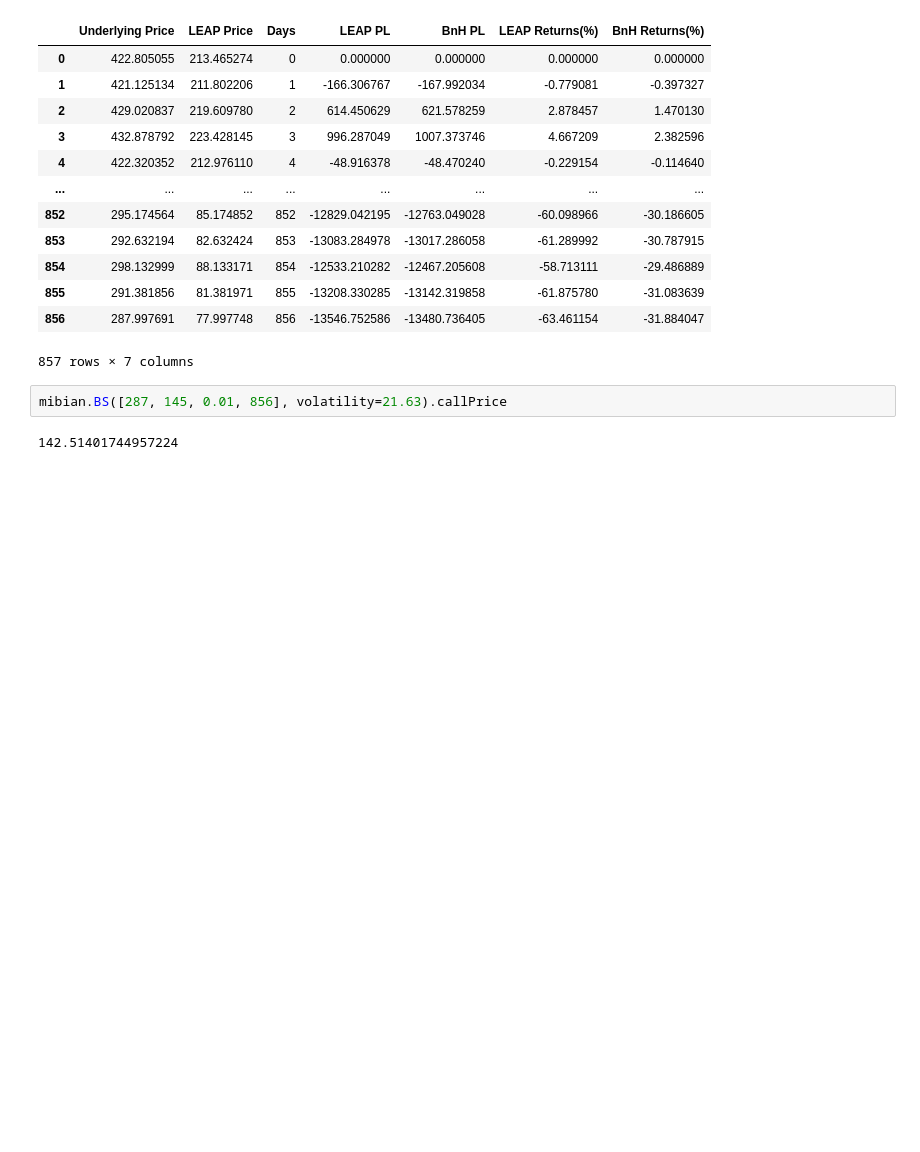
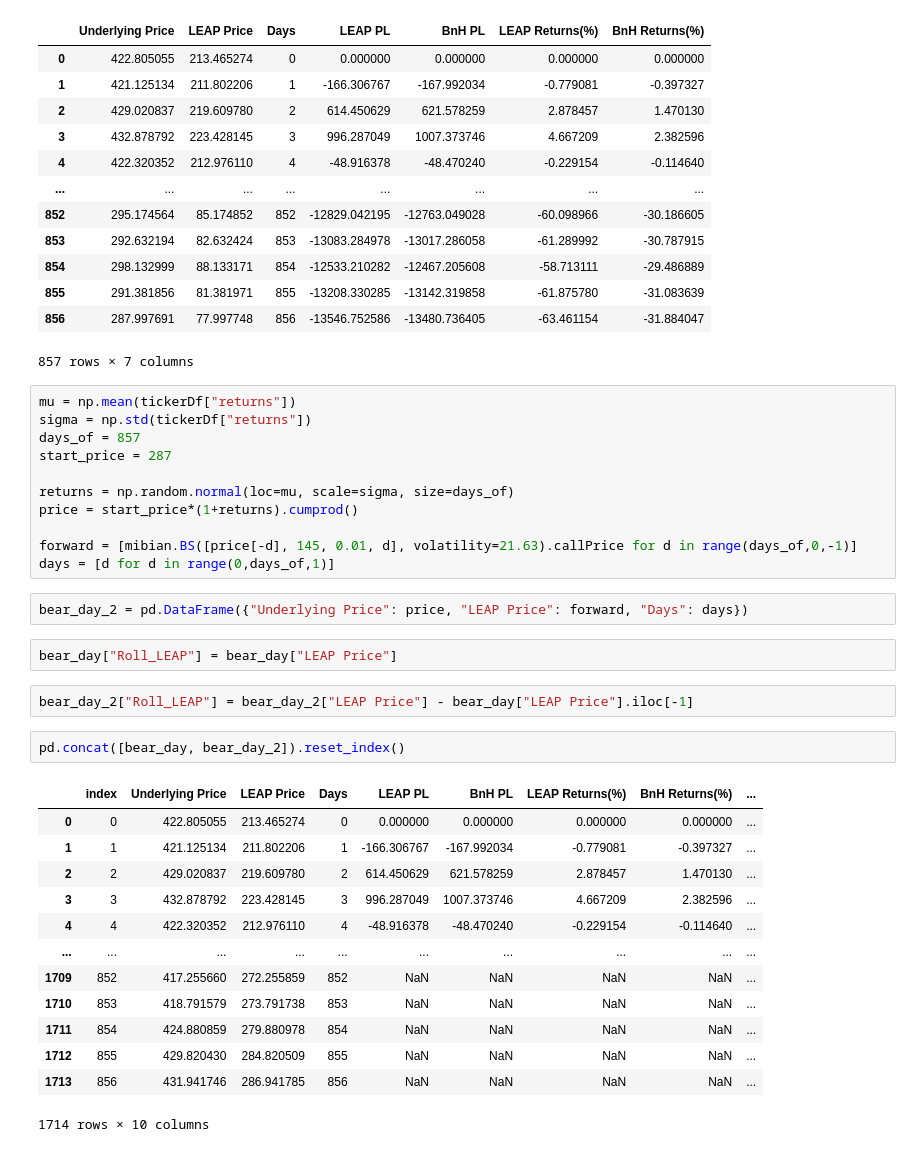
Before and after one commit to zachlim98/BeatingEnDUS, a Jupyter notebook: MonteCarloLEAPS/simulation.ipynb, the cells around one changed output. Saved outputs shown, nothing was run; the diff lists cells and outputs as text; blank space fills up the shorter version.

```diff
--- a/MonteCarloLEAPS/simulation.ipynb
+++ b/MonteCarloLEAPS/simulation.ipynb
@@ -90,7 +90,36 @@ bear_day
 | 855 | 291.381856 | 81.381971 | 855 | -13208.330285 | -13142.319858 | -61.875780 | -31.083639 |
 | 856 | 287.997691 | 77.997748 | 856 | -13546.752586 | -13480.736405 | -63.461154 | -31.884047 |
 857 rows × 7 columns
-# %%
-mibian.BS([287, 145, 0.01, 856], volatility=21.63).callPrice
-# %% [output]
-142.51401744957224
+# %%
+mu = np.mean(tickerDf["returns"])
+sigma = np.std(tickerDf["returns"])
+days_of = 857
+start_price = 287
+
+returns = np.random.normal(loc=mu, scale=sigma, size=days_of)
+price = start_price*(1+returns).cumprod()
+
+forward = [mibian.BS([price[-d], 145, 0.01, d], volatility=21.63).callPrice for d in range(days_of,0,-1)]
+days = [d for d in range(0,days_of,1)]
+# %%
+bear_day_2 = pd.DataFrame({"Underlying Price": price, "LEAP Price": forward, "Days": days})
+# %%
+bear_day["Roll_LEAP"] = bear_day["LEAP Price"]
+# %%
+bear_day_2["Roll_LEAP"] = bear_day_2["LEAP Price"] - bear_day["LEAP Price"].iloc[-1]
+# %%
+pd.concat([bear_day, bear_day_2]).reset_index()
+# %% [output]
+|  | index | Underlying Price | LEAP Price | Days | LEAP PL | BnH PL | LEAP Returns(%) | BnH Returns(%) | ... |
+| 0 | 0 | 422.805055 | 213.465274 | 0 | 0.000000 | 0.000000 | 0.000000 | 0.000000 | ... |
+| 1 | 1 | 421.125134 | 211.802206 | 1 | -166.306767 | -167.992034 | -0.779081 | -0.397327 | ... |
+| 2 | 2 | 429.020837 | 219.609780 | 2 | 614.450629 | 621.578259 | 2.878457 | 1.470130 | ... |
+| 3 | 3 | 432.878792 | 223.428145 | 3 | 996.287049 | 1007.373746 | 4.667209 | 2.382596 | ... |
+| 4 | 4 | 422.320352 | 212.976110 | 4 | -48.916378 | -48.470240 | -0.229154 | -0.114640 | ... |
+| ... | ... | ... | ... | ... | ... | ... | ... | ... | ... |
+| 1709 | 852 | 417.255660 | 272.255859 | 852 | NaN | NaN | NaN | NaN | ... |
+| 1710 | 853 | 418.791579 | 273.791738 | 853 | NaN | NaN | NaN | NaN | ... |
+| 1711 | 854 | 424.880859 | 279.880978 | 854 | NaN | NaN | NaN | NaN | ... |
+| 1712 | 855 | 429.820430 | 284.820509 | 855 | NaN | NaN | NaN | NaN | ... |
+| 1713 | 856 | 431.941746 | 286.941785 | 856 | NaN | NaN | NaN | NaN | ... |
+1714 rows × 10 columns
```
